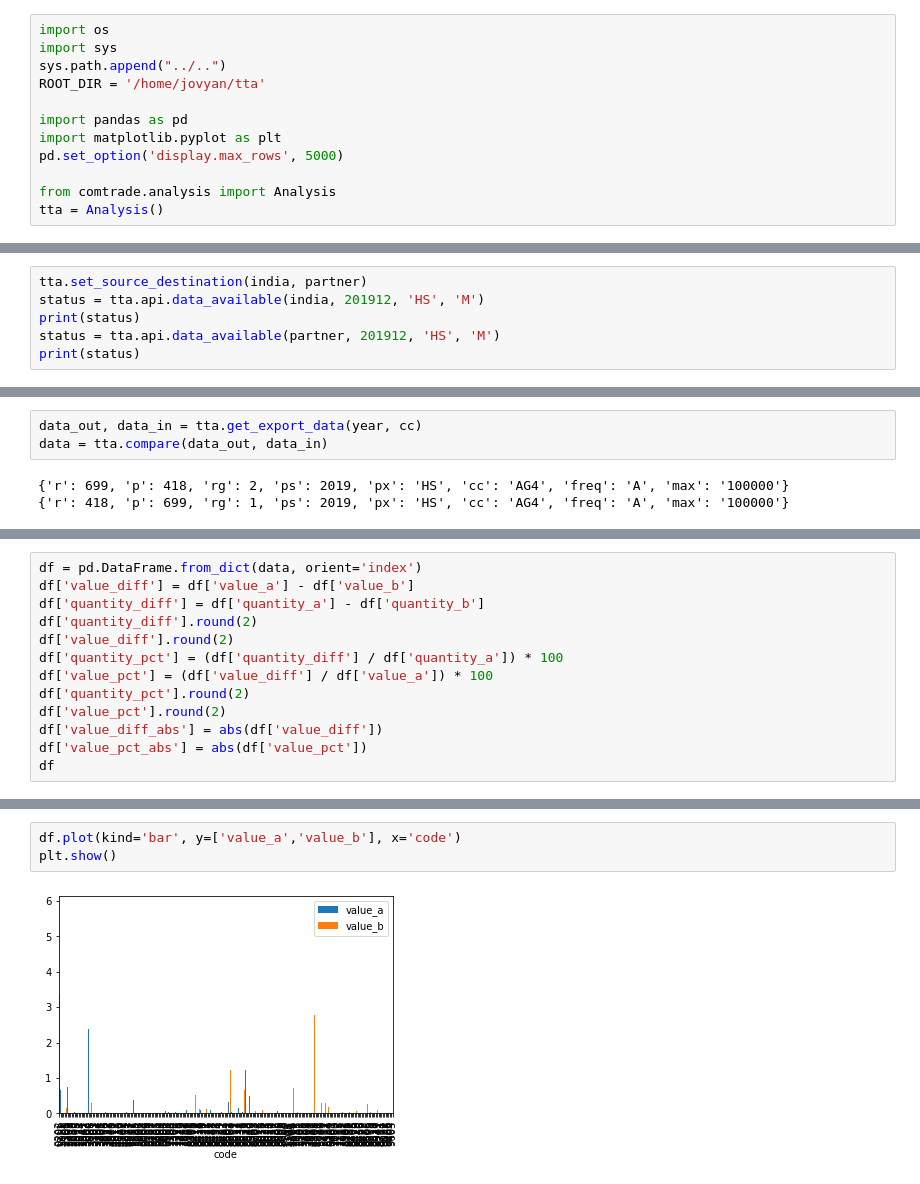
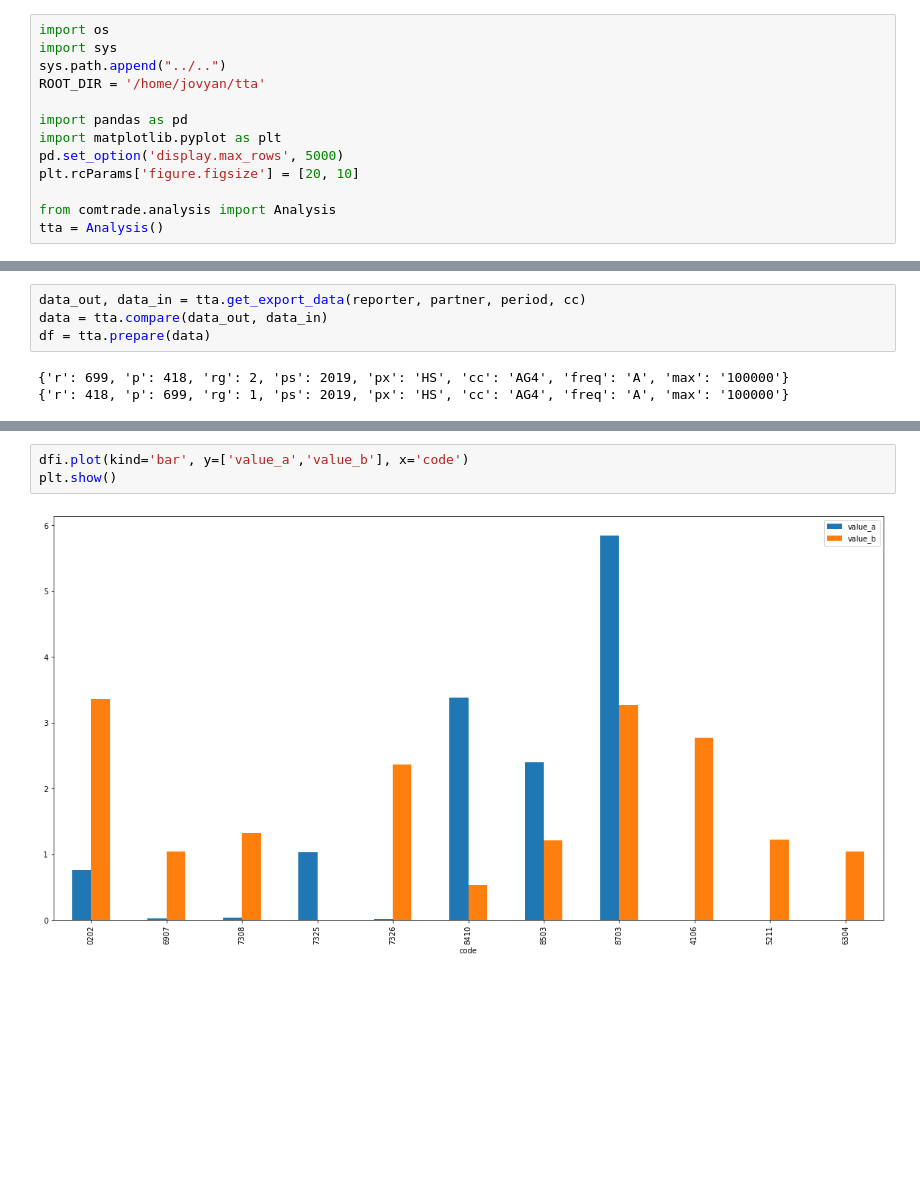
Before and after one commit to kmaneesh/tta, a Jupyter notebook: notebook/country/export.ipynb, the cells around one changed output, grey strips where cells are left out. Drawn from its saved outputs; the diff is of its cells as text; blank space fills up the shorter version.

Commit message:
Updated the country export and export analysis

```diff
--- a/notebook/country/export.ipynb
+++ b/notebook/country/export.ipynb
@@ -22,6 +35,7 @@ ROOT_DIR = '/home/jovyan/tta'
 import pandas as pd
 import matplotlib.pyplot as plt
 pd.set_option('display.max_rows', 5000)
+plt.rcParams['figure.figsize'] = [20, 10]
 
 from comtrade.analysis import Analysis
 tta = Analysis()
@@ -30,6 +53,0 @@ tta = Analysis()
-# %%
-tta.set_source_destination(india, partner)
-status = tta.api.data_available(india, 201912, 'HS', 'M')
-print(status)
-status = tta.api.data_available(partner, 201912, 'HS', 'M')
-print(status)
@@ -41,6 +54,7 @@ print(status)
 # %%
-data_out, data_in = tta.get_export_data(year, cc)
+data_out, data_in = tta.get_export_data(reporter, partner, period, cc)
 data = tta.compare(data_out, data_in)
+df = tta.prepare(data)
 # %% [output]
 {'r': 699, 'p': 418, 'rg': 2, 'ps': 2019, 'px': 'HS', 'cc': 'AG4', 'freq': 'A', 'max': '100000'}
 {'r': 418, 'p': 699, 'rg': 1, 'ps': 2019, 'px': 'HS', 'cc': 'AG4', 'freq': 'A', 'max': '100000'}
@@ -49,13 +82,0 @@ data = tta.compare(data_out, data_in)
-# %%
-df = pd.DataFrame.from_dict(data, orient='index')
-df['value_diff'] = df['value_a'] - df['value_b']
-df['quantity_diff'] = df['quantity_a'] - df['quantity_b']
-df['quantity_diff'].round(2)
-df['value_diff'].round(2)
-df['quantity_pct'] = (df['quantity_diff'] / df['quantity_a']) * 100
-df['value_pct'] = (df['value_diff'] / df['value_a']) * 100
-df['quantity_pct'].round(2)
-df['value_pct'].round(2)
-df['value_diff_abs'] = abs(df['value_diff'])
-df['value_pct_abs'] = abs(df['value_pct'])
-df
@@ -118,5 +121,5 @@ dfi.sort_values(by=['code'])
 # %%
-df.plot(kind='bar', y=['value_a','value_b'], x='code')
+dfi.plot(kind='bar', y=['value_a','value_b'], x='code')
 plt.show()
 # %% [output]
-[figure, old version]
+[figure, new version]
```
Also changed, not shown: parts of 19 cells of this notebook, 4 other files.
